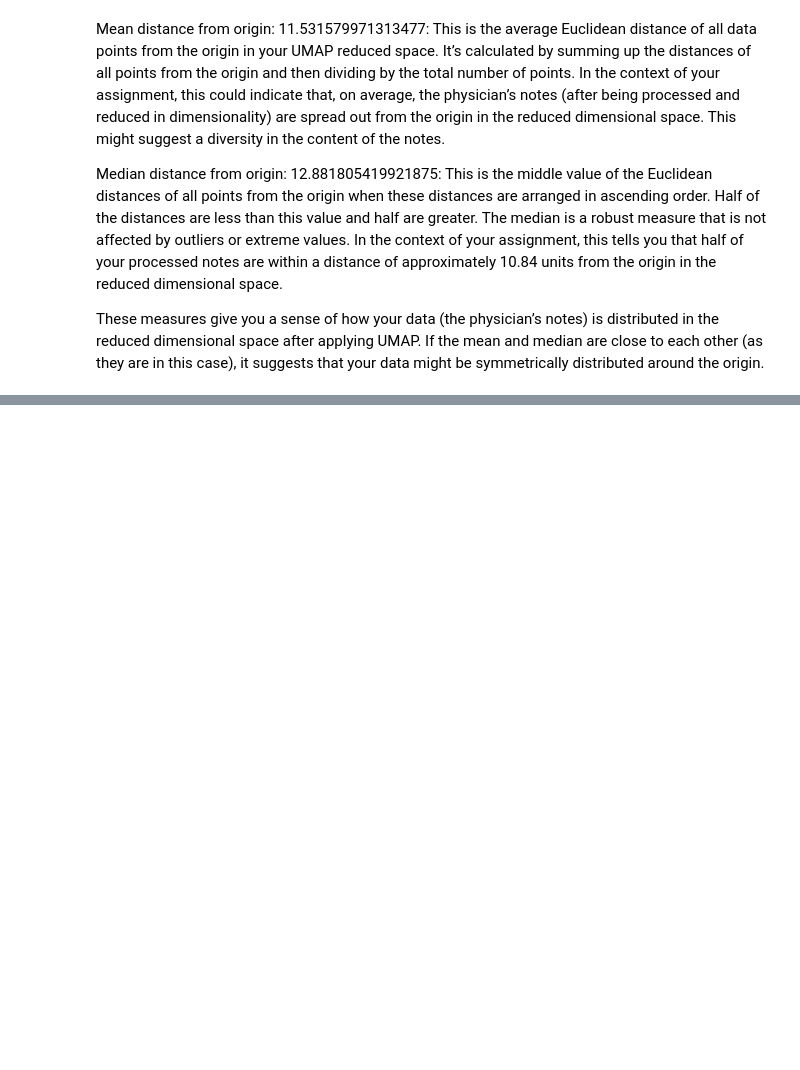
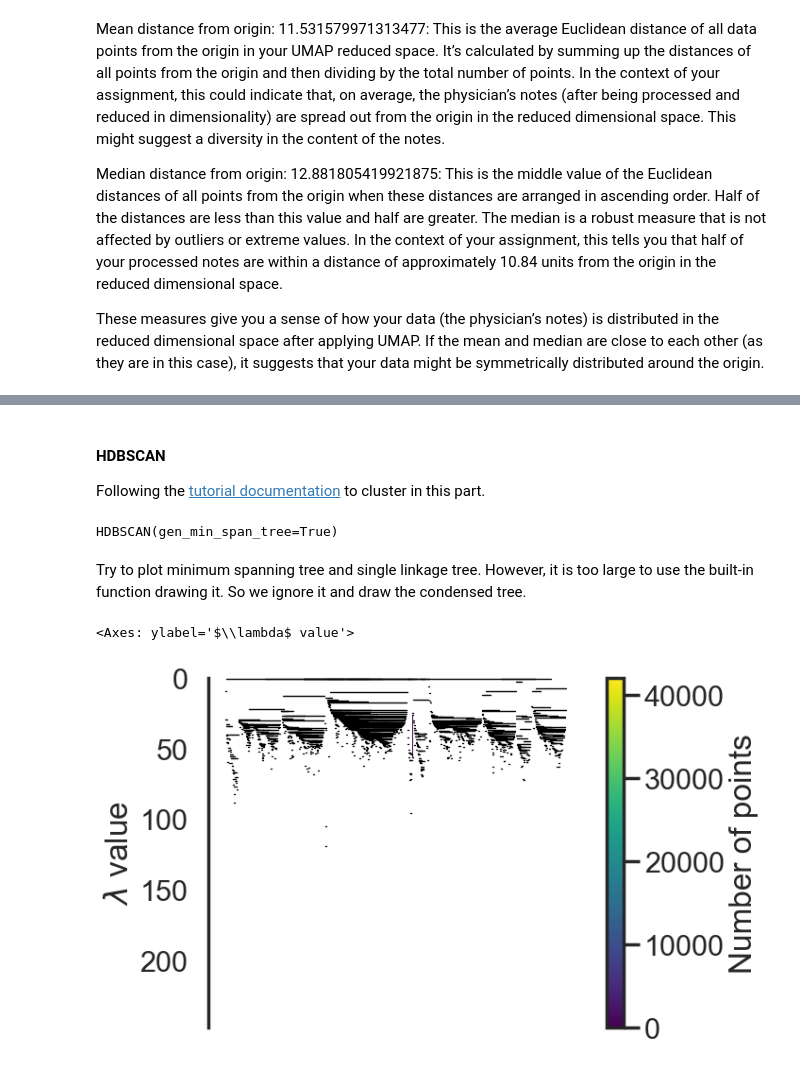
Before and after one commit to awakn123/CS6120NLP, a Jupyter notebook: Assignment1/Assignment1.ipynb, the cells around one changed output, grey strips where cells are left out. Cells and saved outputs as stored; diff of their text form; code cells hidden in the pictures; blank space fills up the shorter version.

Commit message:
Add HDBSCAN part.

```diff
--- a/Assignment1/Assignment1.ipynb
+++ b/Assignment1/Assignment1.ipynb
@@ -412,13 +412,13 @@ Use TfidfVectorizer
 from sklearn.feature_extraction.text import TfidfVectorizer
 
 # Create an instance of TfidfVectorizer
-vectorizer = TfidfVectorizer(norm=None)
+tfdif_vectorizer = TfidfVectorizer(norm=None)
 
 # Fit and transform the "pn_history" column
-dtm_tfidf = vectorizer.fit_transform(df['pn_history'])
+dtm_tfidf = tfdif_vectorizer.fit_transform(df['pn_history'])
 
 # Convert the DTM to a DataFrame
-dtm_tfidf_df = pd.DataFrame(dtm_tfidf.toarray(), columns=vectorizer.get_feature_names_out())
+dtm_tfidf_df = pd.DataFrame(dtm_tfidf.toarray(), columns=tfdif_vectorizer.get_feature_names_out())
 
 # Display the TF-IDF DTM DataFrame
 print(dtm_tfidf_df)
@@ -633,0 +645,35 @@ These measures give you a sense of how your data (the physician’s notes) is di
+# %% [markdown]
+#### HDBSCAN
+Following the [tutorial documentation](https://hdbscan.readthedocs.io/en/latest/how_hdbscan_works.html) to cluster in this part.
+# %%
+# conda install matplotlib
+# conda isntall seaborn
+import numpy as np
+import matplotlib.pyplot as plt
+import seaborn as sns
+import sklearn.datasets as data
+%matplotlib inline
+sns.set_context('poster')
+sns.set_style('white')
+sns.set_color_codes()
+plot_kwds = {'alpha' : 0.5, 's' : 80, 'linewidths':0}
+
+#pip install hdbscan
+import hdbscan
+from hdbscan import HDBSCAN
+from joblib import Memory
+umap_data = np.array(umap_embedding)
+clusterer = hdbscan.HDBSCAN(min_cluster_size=5, gen_min_span_tree=True)
+clusterer.fit(umap_data)
+HDBSCAN(algorithm='best', alpha=1.0, approx_min_span_tree=True,
+    gen_min_span_tree=True, leaf_size=40, memory=Memory(None),
+    metric='euclidean', min_cluster_size=5, min_samples=None, p=None)
+# %% [output]
+HDBSCAN(gen_min_span_tree=True)
+# %% [markdown]
+Try to plot minimum spanning tree and single linkage tree. However, it is too large to use the built-in function drawing it. So we ignore it and draw the condensed tree.
+# %%
+clusterer.condensed_tree_.plot()
+# %% [output]
+<Axes: ylabel='$\\lambda$ value'>
+[figure, added]
```
Also changed, not shown: parts of 7 cells of this notebook.
